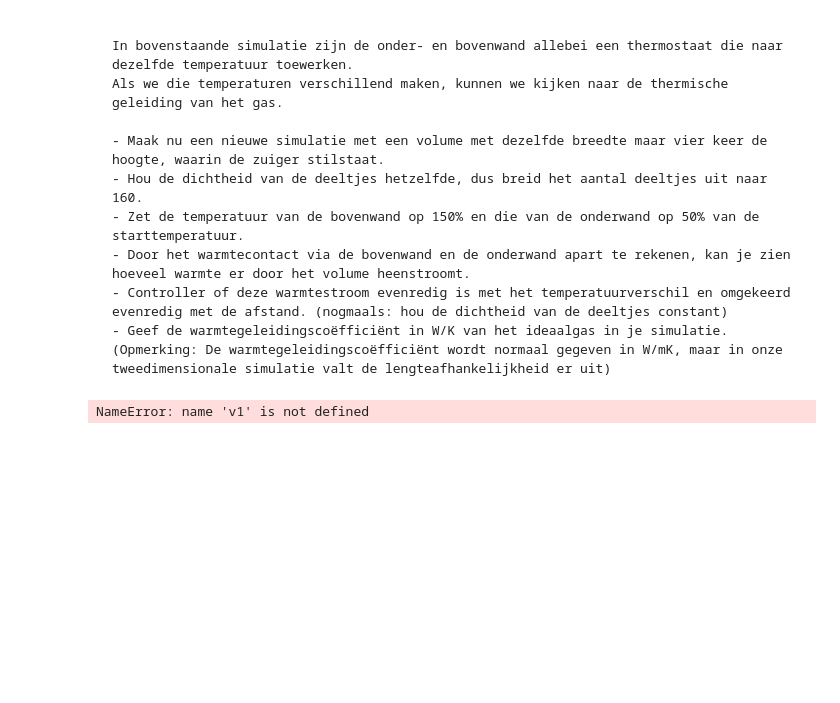
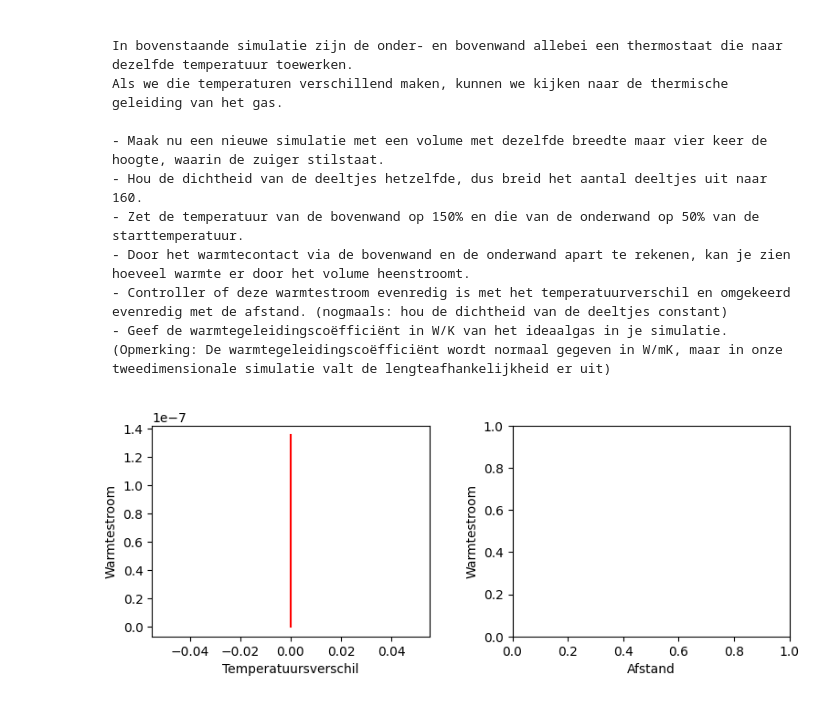
Before and after one commit to arenmeghdadi/314159265358979323846264338, a Jupyter notebook: Content/PySim/8_thermostaat.ipynb, the cells around one changed output. Cells and saved outputs as stored; diff of their text form; code cells hidden in the pictures; blank space fills up the shorter version.

```diff
--- a/Content/PySim/8_thermostaat.ipynb
+++ b/Content/PySim/8_thermostaat.ipynb
@@ -519,15 +509,15 @@ def top_down_collision(particle: ParticleClass) -> None:
         particle.r[1] = np.sign(particle.r[1]) * (box_height/2 - particle.R)
         impulse_outward += abs(particle.momentum[1]) * (1 + temp_factor**0.5)
         heat += particle.kin_energy * (temp_factor - 1)
-        v1 = particle.v * temp_factor**0.5
-        v1 = v1 * -1
+        particle.v *= temp_factor**0.5
+        particle.v*= -1
     elif particle.r[1] - particle.R < - (box_height / 2):
         temp_factor = 0.5 * (set_temp/temperature(particles)) if set_temp > 0 else 1.0
         particle.r[1] = np.sign(particle.r[1]) * (box_height/2 - particle.R)
         impulse_outward += abs(particle.momentum[1]) * (1 + temp_factor**0.5)
         heat2 += particle.kin_energy * (temp_factor - 1)
-        v2 = particle.v * temp_factor**0.5
-        v2 = v2 * -1
+        particle.v *= temp_factor**0.5
+        particle.v *= -1
 
 heatarraytop = np.zeros(1000, dtype=float)
 heatarraybottom = np.zeros(1000, dtype=float)
@@ -543,37 +533,37 @@ for i in range(1000):
     r1[i] = box_height - np.linalg.norm(p.r)
     take_time_step(particles)
     for p in particles:
         time += DT
         left_right_collision(p)
         r2[i] = box_height - np.linalg.norm(p.r)
-    temp1[i] = (0.5 * p.m * v1**2) / (k_B * 38)
-    temp2[i] = (0.5 * p.m * v2**2) / (k_B * 38)
+    temp1[i] = temperature(particles)
+    temp2[i] = temperature(particles)
     heatarraytop[i] = (heat / DT) * 1.7E-27
     heatarraybottom[i] = (heat2 / DT) * 1.7E-27
     times[i] = time
 
 
 tempverschil = temp2 - temp1
 warmteverschil = heatarraytop - heatarraybottom
 afstand = np.abs(r2 - r1)
 
 fig, (ax1, ax2) = plt.subplots(1, 2, figsize=(9, 3))
 ax1.set_xlabel('Temperatuursverschil')
 ax1.set_ylabel('Warmtestroom')
 ax2.set_xlabel('Afstand')
 ax2.set_ylabel('Warmtestroom')
 fig.tight_layout
 
 
 ax1.plot(tempverschil, warmteverschil, '-r')
-ax2.plot(r2, warmteverschil, '-b')
+#ax2.plot(r2, warmteverschil, '-b')
 
 plt.subplots_adjust(wspace=0.3)
 plt.show()
 
 # wat
 # %% [output]
-NameError: name 'v1' is not defined
+[figure, added]
 # %%
 
 def func(x, a, b):
```
Also changed, not shown: parts of 3 cells of this notebook, 1 other file.
